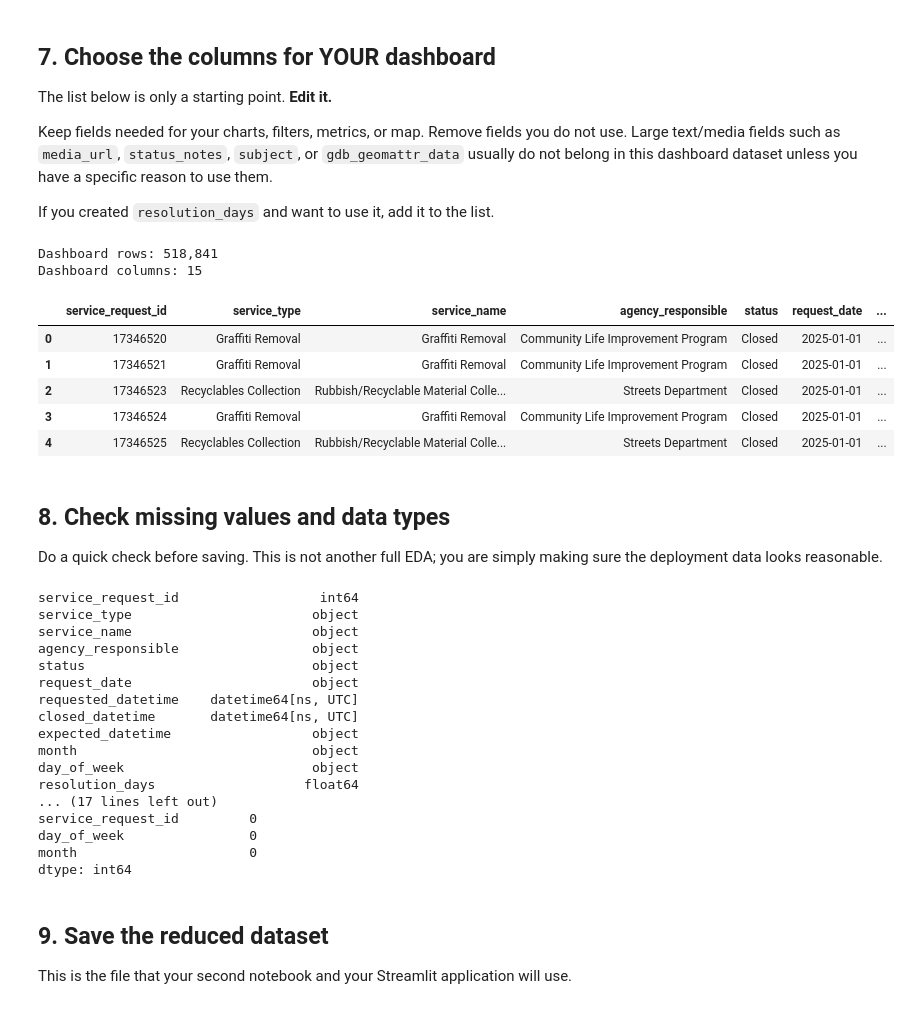
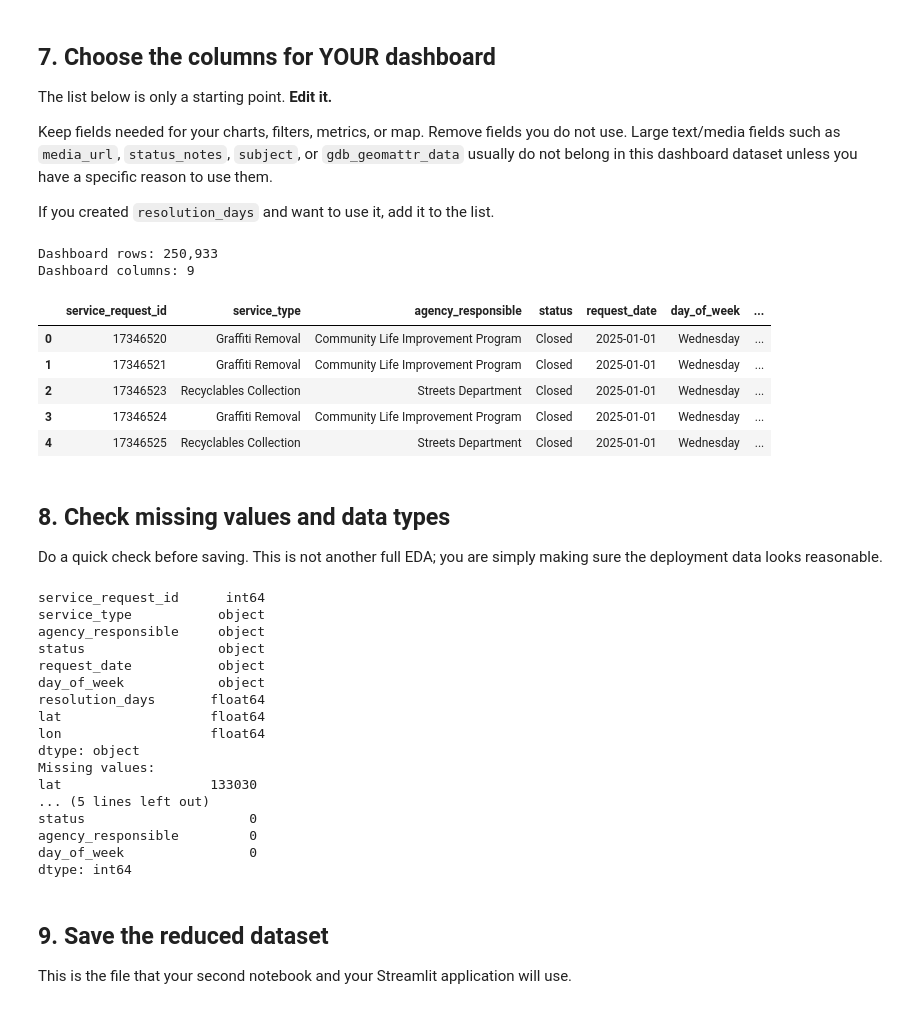
Before and after one commit to aryalankit121/Data-Visualization-App, a Jupyter notebook: Notebook_1_Prepare_2025_311_Dashboard_Data.ipynb, the cells around one changed output. Saved outputs shown, nothing was run; the diff lists cells and outputs as text; code cells hidden in the pictures.

```diff
--- a/Notebook_1_Prepare_2025_311_Dashboard_Data.ipynb
+++ b/Notebook_1_Prepare_2025_311_Dashboard_Data.ipynb
@@ -66,9 +66,16 @@ df["requested_datetime"] = pd.to_datetime(
 )
 
 # Required: keep only 2025 requests
-df_2025 = df[df["requested_datetime"].dt.year == 2025].copy()
+#Keeping requests from January 1 through June 30, 2025
+start_date = "2025-01-01"
+end_date = "2025-06-30 23:59:59"
 
-print(f"2025 rows: {len(df_2025):,}")
+df_2025 = df[
+    (df["requested_datetime"] >= start_date) &
+    (df["requested_datetime"] <= end_date)
+].copy()
+
+print(f"Filtered rows: {len(df_2025):,}")
 print("First request:", df_2025["requested_datetime"].min())
 print("Last request: ", df_2025["requested_datetime"].max())
 # %% [output]
@@ -131,46 +138,40 @@ If you created `resolution_days` and want to use it, add it to the list.
 # %%
 # EDIT THIS LIST based on the dashboard you plan to build
 columns_to_keep = [
     # Identifiers & Categorization
     "service_request_id",
     "service_type",
-    "service_name",
     "agency_responsible",
     "status",
 
     # Dates & Time Tracking
     "request_date",
-    "requested_datetime",
-    "closed_datetime",
-    "expected_datetime",
-    "month",
     "day_of_week",
-    "resolution_days",  # Include if you ran Step 6
+    "resolution_days",
 
     # Location Data
-    "zipcode",
     "lat",
     "lon",
 ]
 
 # Keep only columns that actually exist in the source file.
 # This makes the starter notebook a little more forgiving if column names vary.
 columns_to_keep = [c for c in columns_to_keep if c in df_2025.columns]
 
 dashboard_df = df_2025[columns_to_keep].copy()
 
 print(f"Dashboard rows: {len(dashboard_df):,}")
 print(f"Dashboard columns: {len(dashboard_df.columns)}")
 dashboard_df.head()
 # %% [output]
-Dashboard rows: 518,841
-Dashboard columns: 15
+Dashboard rows: 250,933
+Dashboard columns: 9
-|  | service_request_id | service_type | service_name | agency_responsible | status | request_date | ... |
-| 0 | 17346520 | Graffiti Removal | Graffiti Removal | Community Life Improvement Program | Closed | 2025-01-01 | ... |
-| 1 | 17346521 | Graffiti Removal | Graffiti Removal | Community Life Improvement Program | Closed | 2025-01-01 | ... |
-| 2 | 17346523 | Recyclables Collection | Rubbish/Recyclable Material Colle... | Streets Department | Closed | 2025-01-01 | ... |
-| 3 | 17346524 | Graffiti Removal | Graffiti Removal | Community Life Improvement Program | Closed | 2025-01-01 | ... |
-| 4 | 17346525 | Recyclables Collection | Rubbish/Recyclable Material Colle... | Streets Department | Closed | 2025-01-01 | ... |
+|  | service_request_id | service_type | agency_responsible | status | request_date | day_of_week | ... |
+| 0 | 17346520 | Graffiti Removal | Community Life Improvement Program | Closed | 2025-01-01 | Wednesday | ... |
+| 1 | 17346521 | Graffiti Removal | Community Life Improvement Program | Closed | 2025-01-01 | Wednesday | ... |
+| 2 | 17346523 | Recyclables Collection | Streets Department | Closed | 2025-01-01 | Wednesday | ... |
+| 3 | 17346524 | Graffiti Removal | Community Life Improvement Program | Closed | 2025-01-01 | Wednesday | ... |
+| 4 | 17346525 | Recyclables Collection | Streets Department | Closed | 2025-01-01 | Wednesday | ... |
 # %% [markdown]
 ## 8. Check missing values and data types
 Do a quick check before saving. This is not another full EDA; you are simply making sure the deployment data looks reasonable.
@@ -179,22 +180,22 @@ print(dashboard_df.dtypes)
 print("Missing values:")
 print(dashboard_df.isna().sum().sort_values(ascending=False))
 # %% [output]
-service_request_id                  int64
-service_type                       object
-service_name                       object
-agency_responsible                 object
-status                             object
-request_date                       object
-requested_datetime    datetime64[ns, UTC]
-closed_datetime       datetime64[ns, UTC]
-expected_datetime                  object
-month                              object
-day_of_week                        object
-resolution_days                   float64
-... (17 lines left out)
-service_request_id         0
+service_request_id      int64
+service_type           object
+agency_responsible     object
+status                 object
+request_date           object
+day_of_week            object
+resolution_days       float64
+lat                   float64
+lon                   float64
+dtype: object
+Missing values:
+lat                   133030
+... (5 lines left out)
+status                     0
+agency_responsible         0
 day_of_week                0
-month                      0
 dtype: int64
 # %% [markdown]
 ## 9. Save the reduced dataset
```
Also changed, not shown: parts of 4 cells of this notebook.
